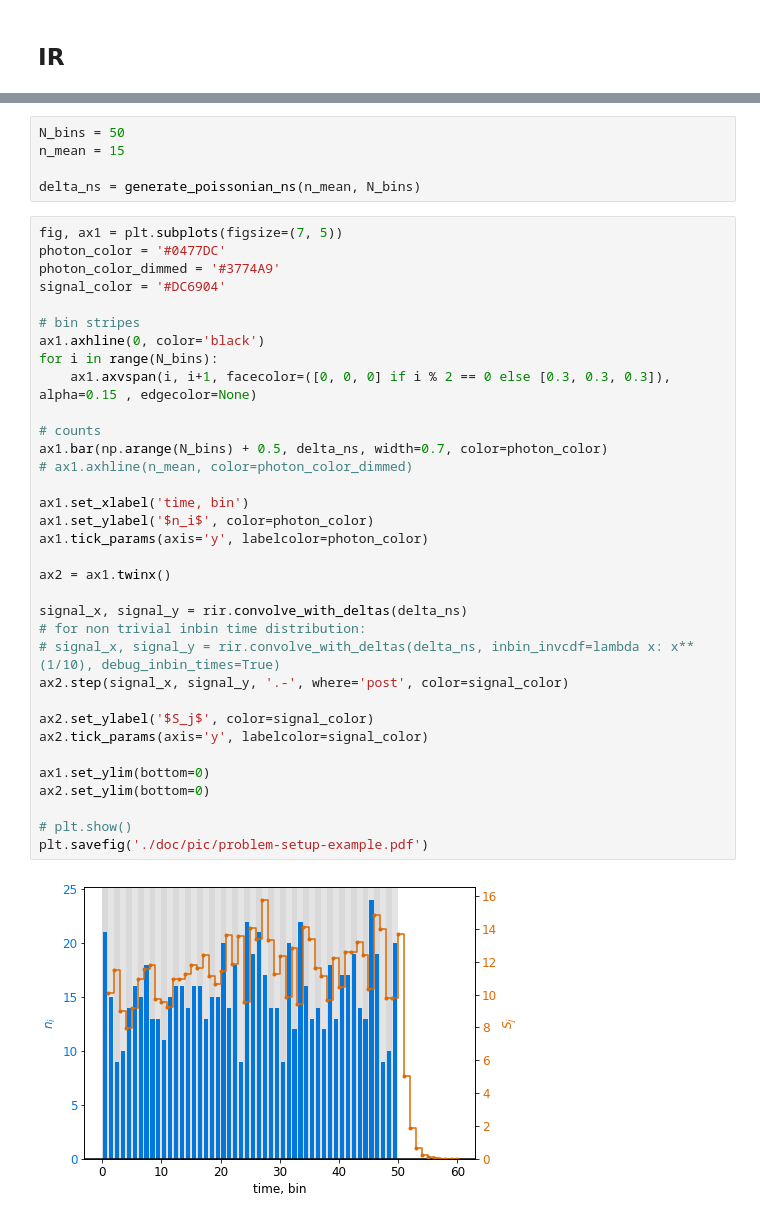
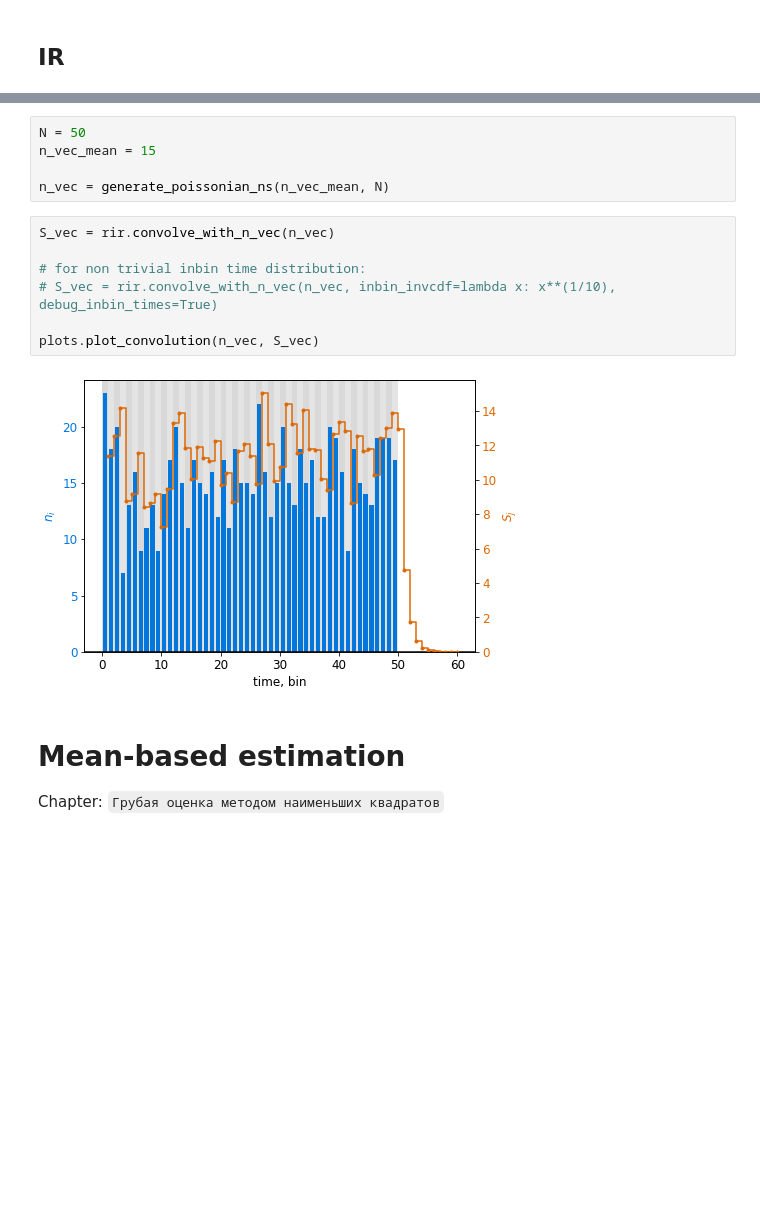
Before and after one commit to nj-vs-vh/master-thesis, a Jupyter notebook: demo.ipynb, the cells around one changed output, grey strips where cells are left out. Drawn from its saved outputs; the diff is of its cells as text; blank space fills up the shorter version.

```diff
--- a/demo.ipynb
+++ b/demo.ipynb
@@ -45,42 +45,19 @@ rir.nbins
-# %%
-N_bins = 50
-n_mean = 15
-
-delta_ns = generate_poissonian_ns(n_mean, N_bins)
-# %%
-fig, ax1 = plt.subplots(figsize=(7, 5))
-photon_color = '#0477DC'
-photon_color_dimmed = '#3774A9'
-signal_color = '#DC6904'
-
-# bin stripes
-ax1.axhline(0, color='black')
-for i in range(N_bins):
-    ax1.axvspan(i, i+1, facecolor=([0, 0, 0] if i % 2 == 0 else [0.3, 0.3, 0.3]), alpha=0.15 , edgecolor=None)
-
-# counts
-ax1.bar(np.arange(N_bins) + 0.5, delta_ns, width=0.7, color=photon_color)
-# ax1.axhline(n_mean, color=photon_color_dimmed)
-
-ax1.set_xlabel('time, bin')
-ax1.set_ylabel('$n_i$', color=photon_color)
-ax1.tick_params(axis='y', labelcolor=photon_color)
-
-ax2 = ax1.twinx()
-
-signal_x, signal_y = rir.convolve_with_deltas(delta_ns)
-# for non trivial inbin time distribution:
-# signal_x, signal_y = rir.convolve_with_deltas(delta_ns, inbin_invcdf=lambda x: x**(1/10), debug_inbin_times=True)
-ax2.step(signal_x, signal_y, '.-', where='post', color=signal_color)
-
-ax2.set_ylabel('$S_j$', color=signal_color)
-ax2.tick_params(axis='y', labelcolor=signal_color)
-
-ax1.set_ylim(bottom=0)
-ax2.set_ylim(bottom=0)
-
-# plt.show()
-plt.savefig('./doc/pic/problem-setup-example.pdf')
-# %% [output]
-[figure, removed]
+# %%
+N = 50
+n_vec_mean = 15
+
+n_vec = generate_poissonian_ns(n_vec_mean, N)
+# %%
+S_vec = rir.convolve_with_n_vec(n_vec)
+
+# for non trivial inbin time distribution:
+# S_vec = rir.convolve_with_n_vec(n_vec, inbin_invcdf=lambda x: x**(1/10), debug_inbin_times=True)
+
+plots.plot_convolution(n_vec, S_vec)
+# %% [output]
+[figure, added]
+# %% [markdown]
+# Mean-based estimation
+
+Chapter: `Грубая оценка методом наименьших квадратов`
 # %%
```
Also changed, not shown: parts of 10 cells of this notebook, 7 other files.
